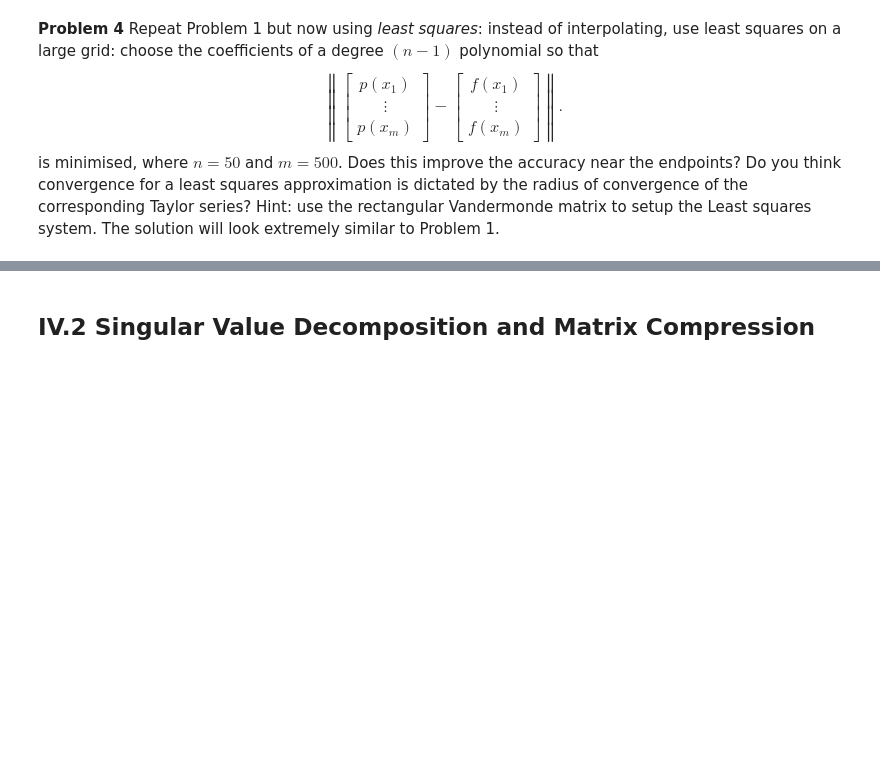
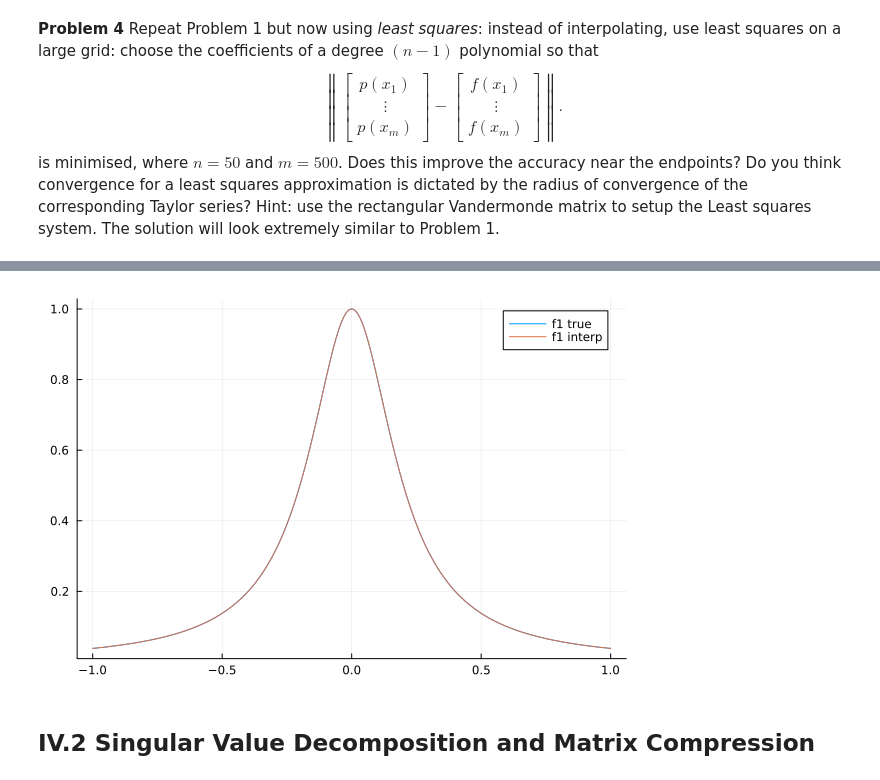
Before and after one commit to lovelife383/MATH50003NumericalAnalysis, a Jupyter notebook: labs/lab7.ipynb, the cells around one changed output, grey strips where cells are left out. Saved outputs shown, nothing was run; the diff lists cells and outputs as text; code cells hidden in the pictures; blank space fills up the shorter version.

```diff
--- a/labs/lab7.ipynb
+++ b/labs/lab7.ipynb
@@ -279,3 +306,8 @@ Hint: use the rectangular Vandermonde matrix to setup the Least squares system.
+# %%
+plot(g, f2.(g); label="f1 true")
+plot!(g, Vg*c2; label="f1 interp")
+# %% [output]
+[figure, added]
 # %% [markdown]
 ## IV.2 Singular Value Decomposition and Matrix Compression
 # %% [markdown]
```
Also changed, not shown: parts of 4 cells of this notebook.
